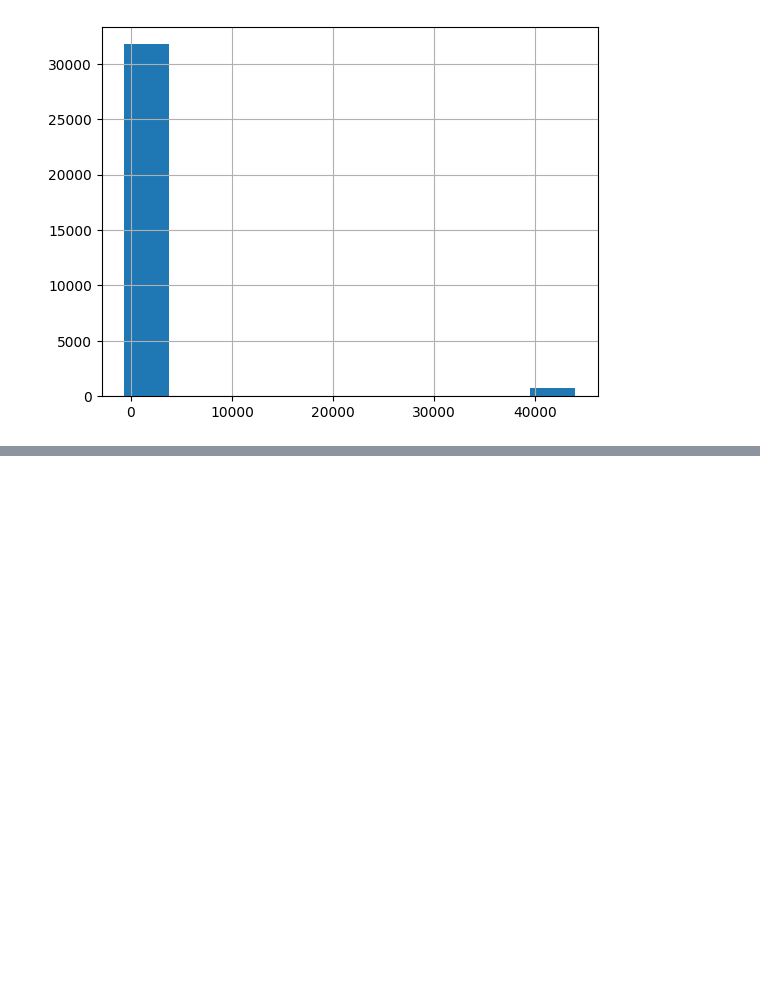
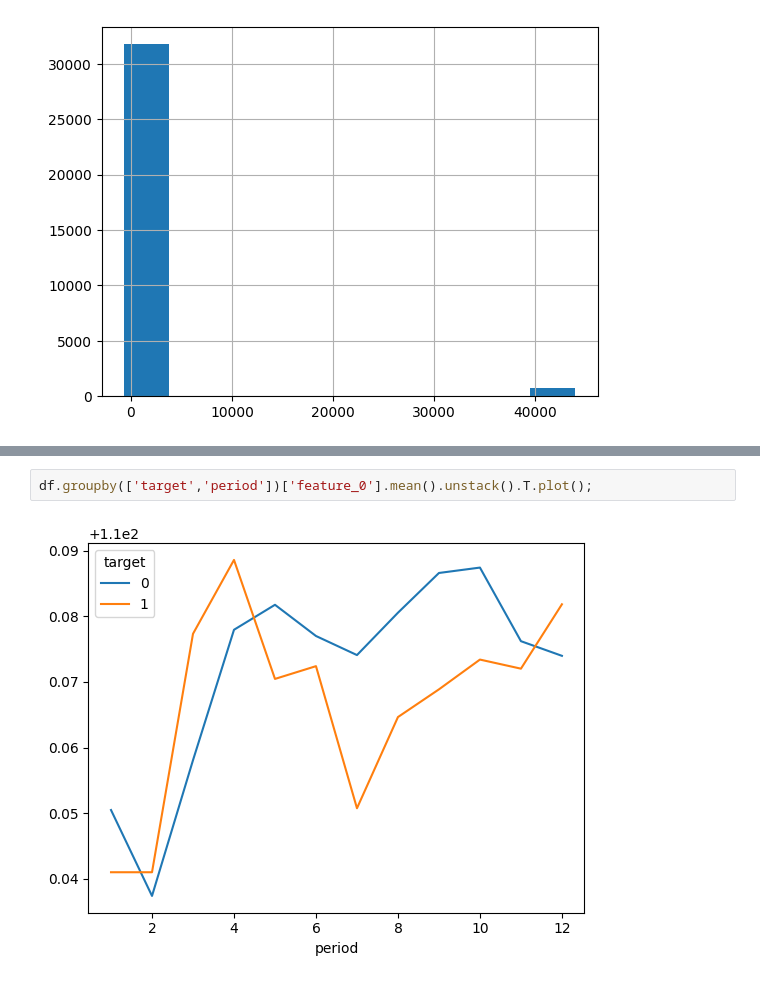
Before and after one commit to SergeyB81/Portfolio-DS, a Jupyter notebook: Tecтовое Gleb 6-8/telecom_test_part2.ipynb, the cells around one changed output, grey strips where cells are left out. Saved outputs shown, nothing was run; the diff lists cells and outputs as text; blank space fills up the shorter version.

```diff
--- a/Tecтовое Gleb 6-8/telecom_test_part2.ipynb
+++ b/Tecтовое Gleb 6-8/telecom_test_part2.ipynb
@@ -336,0 +433,4 @@ df['feature_11'].hist()
+# %%
+df.groupby(['target','period'])['feature_0'].mean().unstack().T.plot();
+# %% [output]
+[figure, added]
```
Also changed, not shown: parts of 47 cells of this notebook.
